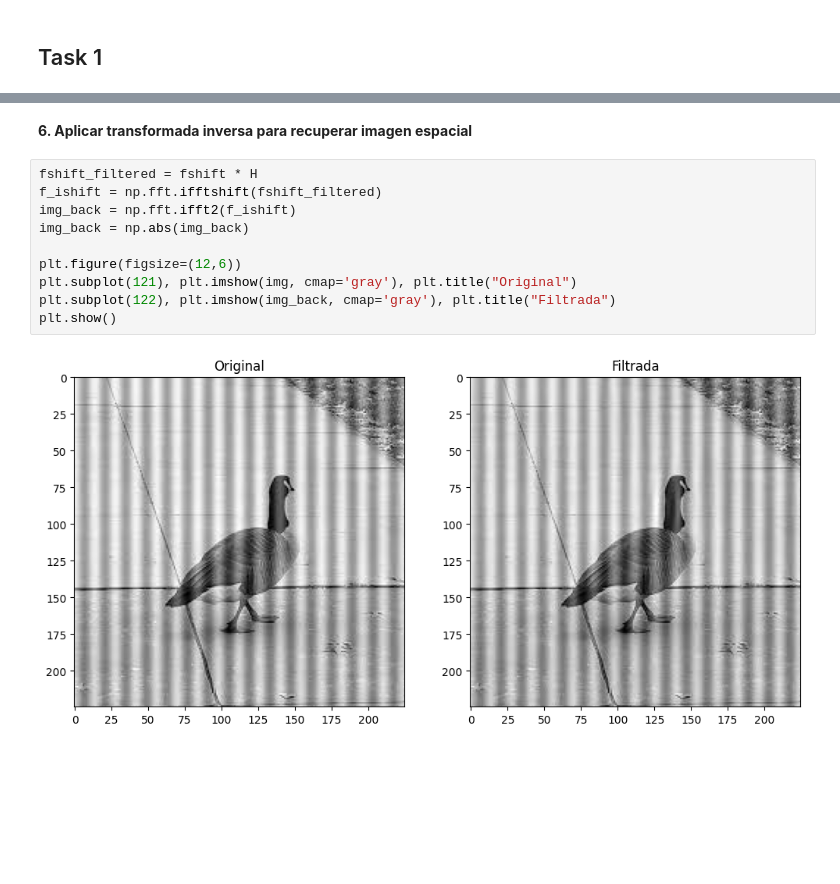
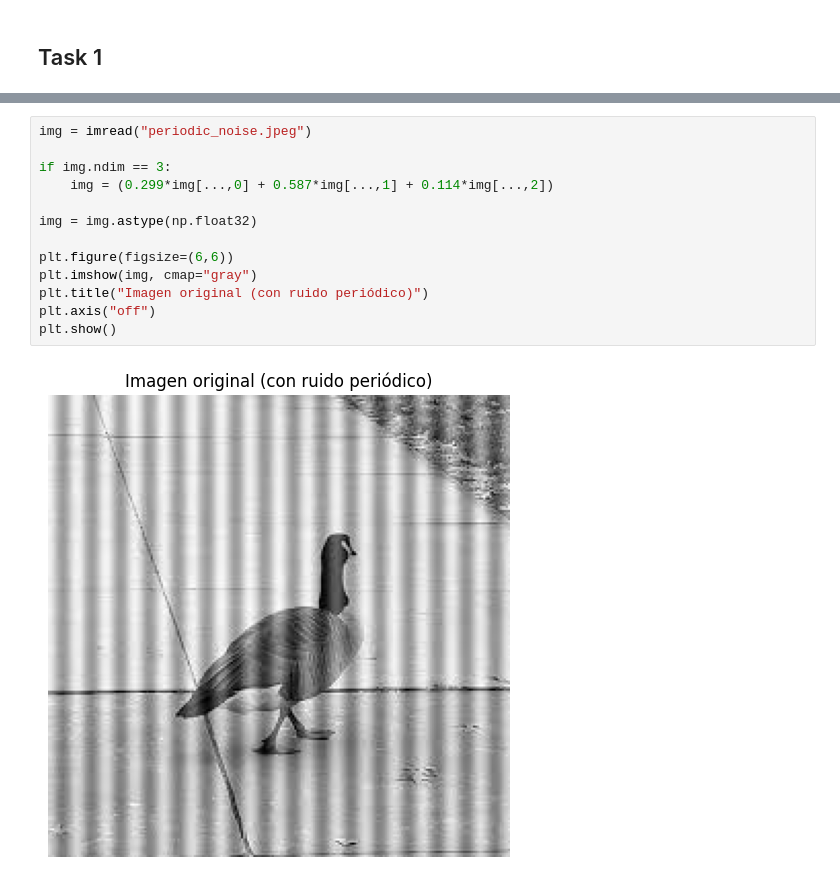
Before and after one commit to ArielaMishaanCohen/LAB2, a Jupyter notebook: LAB2.ipynb, the cells around one changed output, grey strips where cells are left out. Saved outputs shown, nothing was run; the diff lists cells and outputs as text; blank space fills up the shorter version.

```diff
--- a/LAB2.ipynb
+++ b/LAB2.ipynb
@@ -100,14 +16,15 @@ plt.show()
-# %% [markdown]
-**6. Aplicar transformada inversa para recuperar imagen espacial**
-# %%
-fshift_filtered = fshift * H
-f_ishift = np.fft.ifftshift(fshift_filtered)
-img_back = np.fft.ifft2(f_ishift)
-img_back = np.abs(img_back)
-
-plt.figure(figsize=(12,6))
-plt.subplot(121), plt.imshow(img, cmap='gray'), plt.title("Original")
-plt.subplot(122), plt.imshow(img_back, cmap='gray'), plt.title("Filtrada")
-plt.show()
-# %% [output]
-[figure, removed]
+# %%
+img = imread("periodic_noise.jpeg")
+
+if img.ndim == 3:
+    img = (0.299*img[...,0] + 0.587*img[...,1] + 0.114*img[...,2])
+
+img = img.astype(np.float32)
+
+plt.figure(figsize=(6,6))
+plt.imshow(img, cmap="gray")
+plt.title("Imagen original (con ruido periódico)")
+plt.axis("off")
+plt.show()
+# %% [output]
+[figure, added]
```
Also changed, not shown: parts of 23 cells of this notebook.
